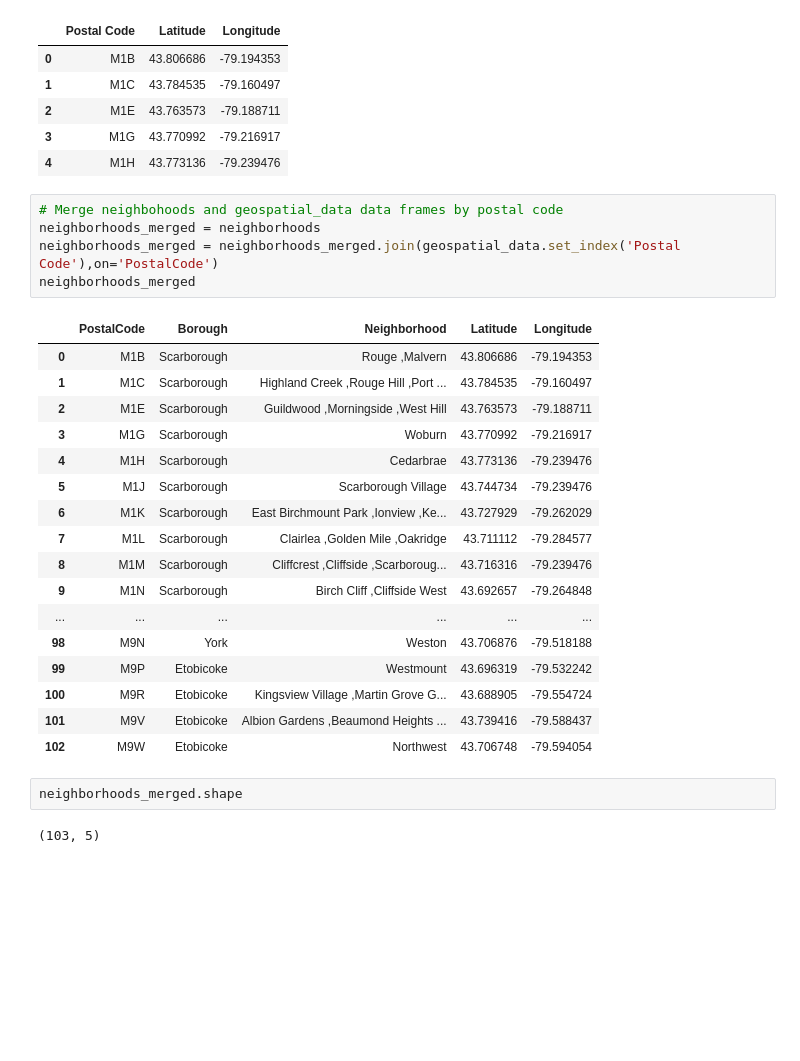
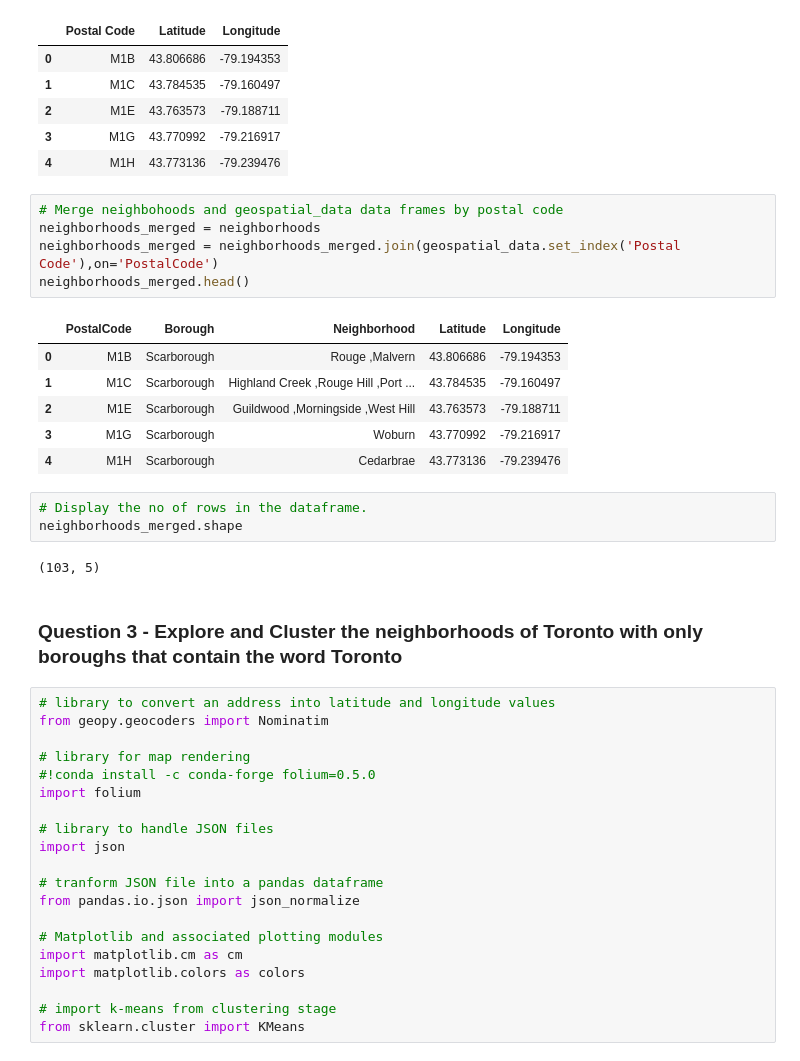
Before and after one commit to akula-aiml/coursera-capstone-project, a Jupyter notebook: Venkata Akula - Seg and Clust Neigh T1.ipynb, the cells around one changed output. Cells and saved outputs as stored; diff of their text form; blank space fills up the shorter version.

```diff
--- a/Venkata Akula - Seg and Clust Neigh T1.ipynb
+++ b/Venkata Akula - Seg and Clust Neigh T1.ipynb
@@ -102,27 +93,39 @@ geospatial_data.head()
 # %%
 # Merge neighbohoods and geospatial_data data frames by postal code
 neighborhoods_merged = neighborhoods
 neighborhoods_merged = neighborhoods_merged.join(geospatial_data.set_index('Postal Code'),on='PostalCode')
-neighborhoods_merged
+neighborhoods_merged.head()
 # %% [output]
 |  | PostalCode | Borough | Neighborhood | Latitude | Longitude |
 | 0 | M1B | Scarborough | Rouge ,Malvern | 43.806686 | -79.194353 |
 | 1 | M1C | Scarborough | Highland Creek ,Rouge Hill ,Port ... | 43.784535 | -79.160497 |
 | 2 | M1E | Scarborough | Guildwood ,Morningside ,West Hill | 43.763573 | -79.188711 |
 | 3 | M1G | Scarborough | Woburn | 43.770992 | -79.216917 |
 | 4 | M1H | Scarborough | Cedarbrae | 43.773136 | -79.239476 |
-| 5 | M1J | Scarborough | Scarborough Village | 43.744734 | -79.239476 |
-| 6 | M1K | Scarborough | East Birchmount Park ,Ionview ,Ke... | 43.727929 | -79.262029 |
-| 7 | M1L | Scarborough | Clairlea ,Golden Mile ,Oakridge | 43.711112 | -79.284577 |
-| 8 | M1M | Scarborough | Cliffcrest ,Cliffside ,Scarboroug... | 43.716316 | -79.239476 |
-| 9 | M1N | Scarborough | Birch Cliff ,Cliffside West | 43.692657 | -79.264848 |
-| ... | ... | ... | ... | ... | ... |
-| 98 | M9N | York | Weston | 43.706876 | -79.518188 |
-| 99 | M9P | Etobicoke | Westmount | 43.696319 | -79.532242 |
-| 100 | M9R | Etobicoke | Kingsview Village ,Martin Grove G... | 43.688905 | -79.554724 |
-| 101 | M9V | Etobicoke | Albion Gardens ,Beaumond Heights ... | 43.739416 | -79.588437 |
-| 102 | M9W | Etobicoke | Northwest | 43.706748 | -79.594054 |
-# %%
-neighborhoods_merged.shape
-# %% [output]
-(103, 5)
+# %%
+# Display the no of rows in the dataframe.
+neighborhoods_merged.shape
+# %% [output]
+(103, 5)
+# %% [markdown]
+### Question 3 - Explore and Cluster the neighborhoods of Toronto with only boroughs that contain the word Toronto
+# %%
+# library to convert an address into latitude and longitude values
+from geopy.geocoders import Nominatim
+
+# library for map rendering
+#!conda install -c conda-forge folium=0.5.0
+import folium
+
+# library to handle JSON files
+import json
+
+# tranform JSON file into a pandas dataframe
+from pandas.io.json import json_normalize
+
+# Matplotlib and associated plotting modules
+import matplotlib.cm as cm
+import matplotlib.colors as colors
+
+# import k-means from clustering stage
+from sklearn.cluster import KMeans
```
Also changed, not shown: parts of 31 cells of this notebook.
